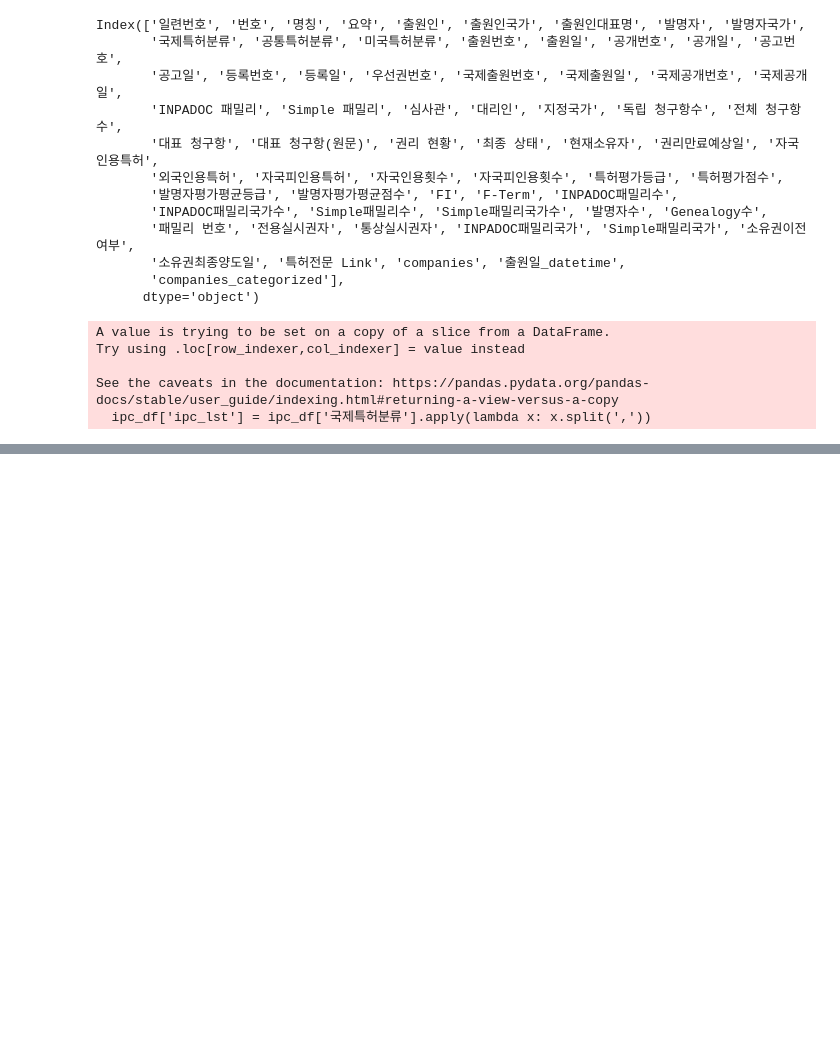
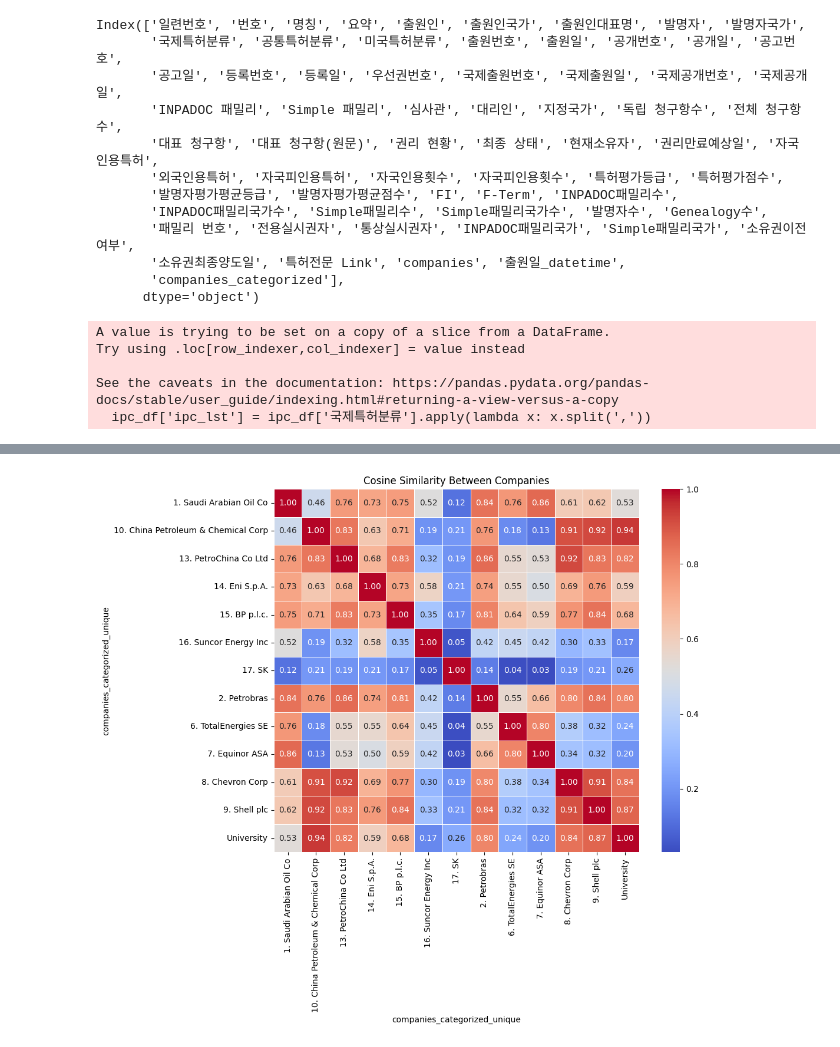
Before and after one commit to kangsunwoo827/tech_pred, a Jupyter notebook: main.ipynb, the cells around one changed output, grey strips where cells are left out. Cells and saved outputs as stored; diff of their text form; code cells hidden in the pictures; blank space fills up the shorter version.

Commit message:
make a cor_matrix

```diff
--- a/main.ipynb
+++ b/main.ipynb
@@ -647,0 +758,3 @@ df
+# %%
+exploded_df = ipc_df_network.explode('ipc_lst').explode('companies_categorized_unique')
+exploded_df.head()
@@ -647,0 +768,17 @@ df
+# %%
+exploded_df['ipc_code'] = exploded_df['ipc_lst'].apply(lambda x : x.split('-')[0])
+# %%
+vector_table = exploded_df.pivot_table(index='companies_categorized_unique', columns='ipc_code', aggfunc='size', fill_value=0)
+vector_table = vector_table.div(vector_table.sum(axis=1), axis=0)
+# %%
+from sklearn.metrics.pairwise import cosine_similarity
+
+# 코사인 유사도 계산
+similarity_matrix = cosine_similarity(vector_table)
+
+# 결과 데이터프레임 생성
+similarity_df = pd.DataFrame(similarity_matrix, index=vector_table.index, columns=vector_table.index)
+
+# 결과 출력
+
+similarity_df
@@ -647,0 +801,11 @@ df
+# %%
+import seaborn as sns
+import matplotlib.pyplot as plt
+
+# 히트맵 시각화
+plt.figure(figsize=(10, 8))
+sns.heatmap(similarity_df, annot=True, cmap='coolwarm', fmt=".2f", linewidths=.5)
+plt.title('Cosine Similarity Between Companies')
+plt.show()
+# %% [output]
+[figure, added]
```
Also changed, not shown: parts of 19 cells of this notebook.
